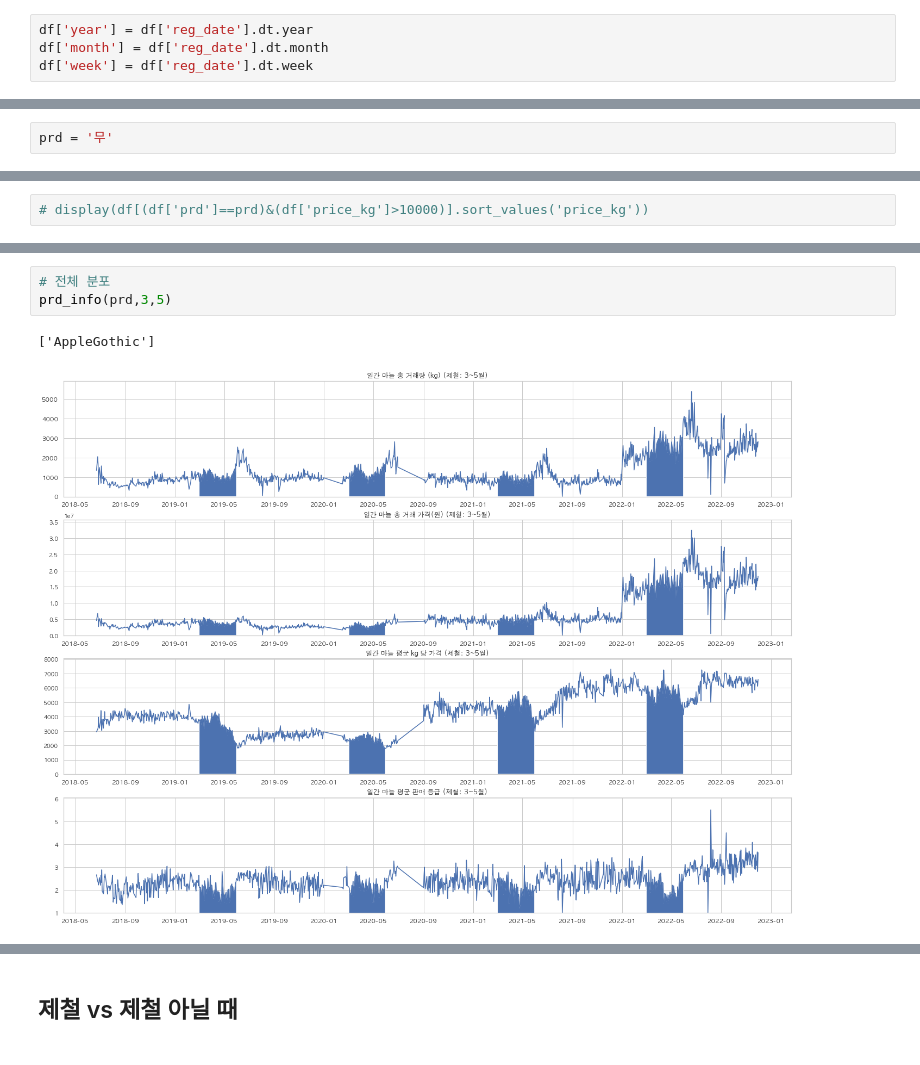
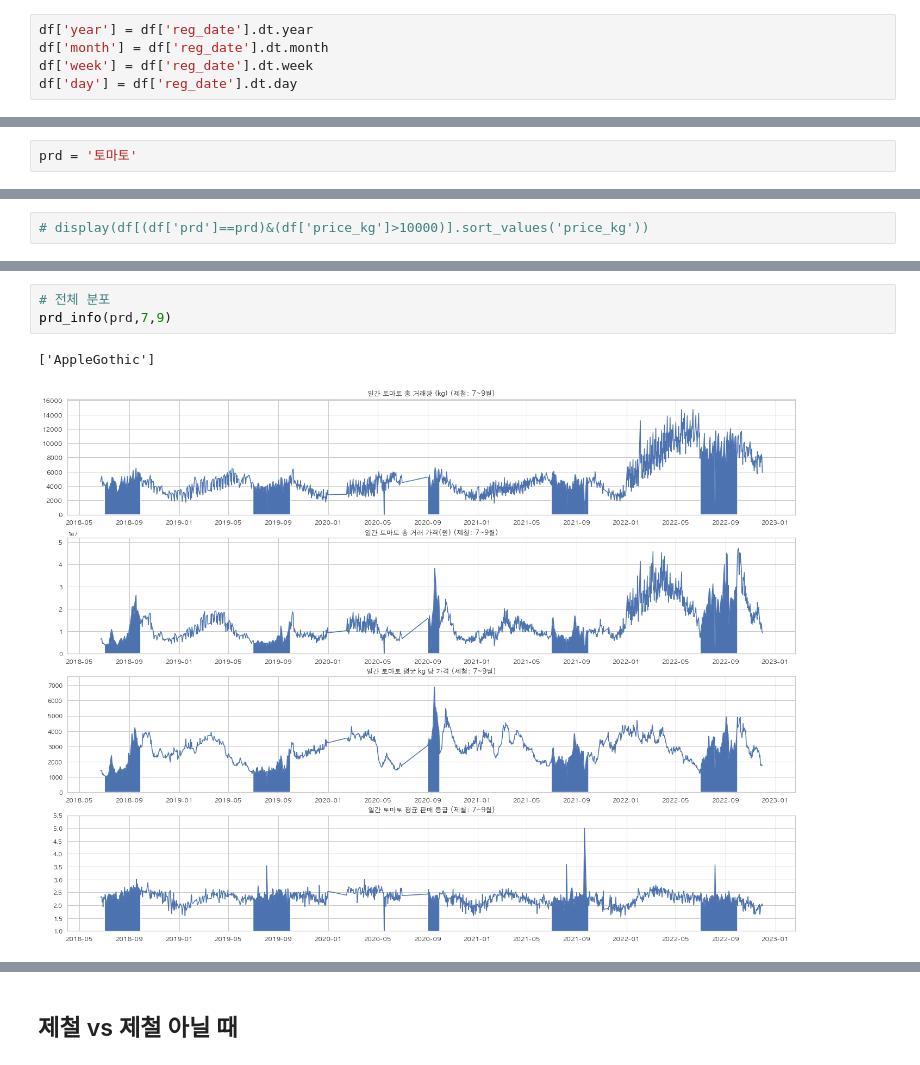
Before and after one commit to LUCI031/grocery_auction, a Jupyter notebook: 22.11.eda3.ipynb, the cells around one changed output, grey strips where cells are left out. Cells and saved outputs as stored; diff of their text form.

```diff
--- a/22.11.eda3.ipynb
+++ b/22.11.eda3.ipynb
@@ -32,6 +32,7 @@ df_org = pd.read_csv("/Users/luci031/Desktop/Coding/g_auction/data_origin/auctio
 df['year'] = df['reg_date'].dt.year
 df['month'] = df['reg_date'].dt.month
 df['week'] = df['reg_date'].dt.week
+df['day'] = df['reg_date'].dt.day
 # %% [markdown]
 # 데이터 분포
 # %%
@@ -169,5 +171,5 @@ def dist(df,prd,column):
 # %%
-prd = '무'
+prd = '토마토'
 # %%
 # 분포 확인
 dist(df,prd,'price_kg')
@@ -253,6 +260,6 @@ df[df['prd']==prd].describe()
 # %%
 # 전체 분포
-prd_info(prd,3,5)
+prd_info(prd,7,9)
 # %% [output]
 ['AppleGothic']
-[figure, old version]
+[figure, new version]
```
Also changed, not shown: parts of 15 cells of this notebook, 2 other files.
